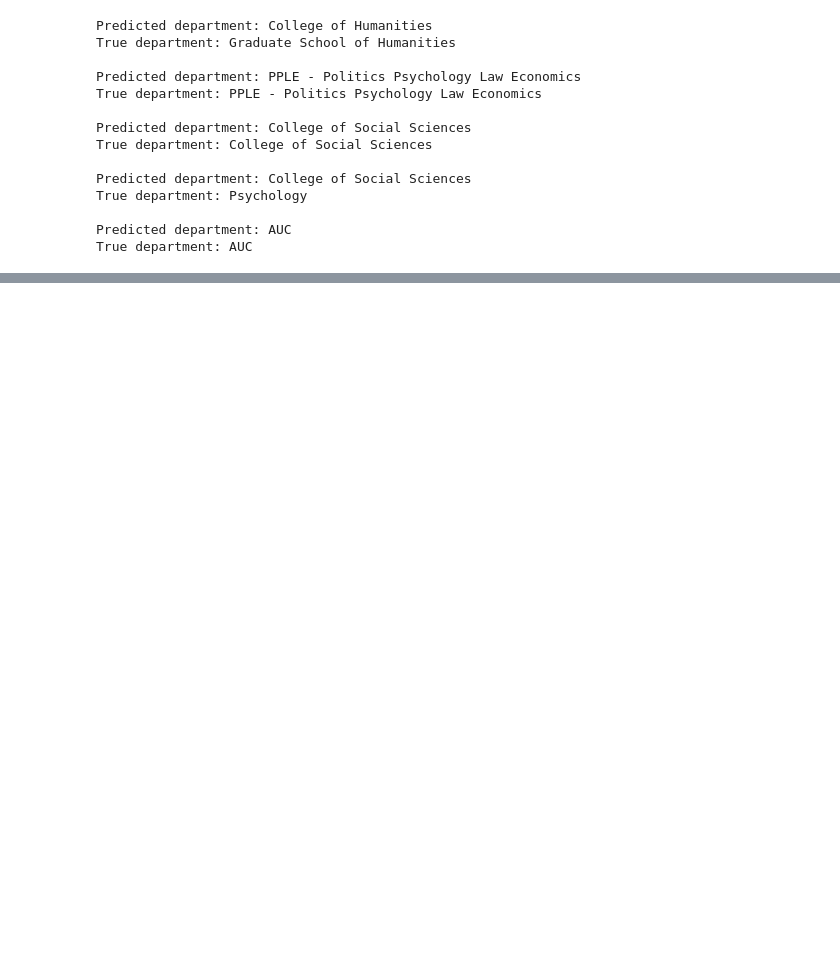
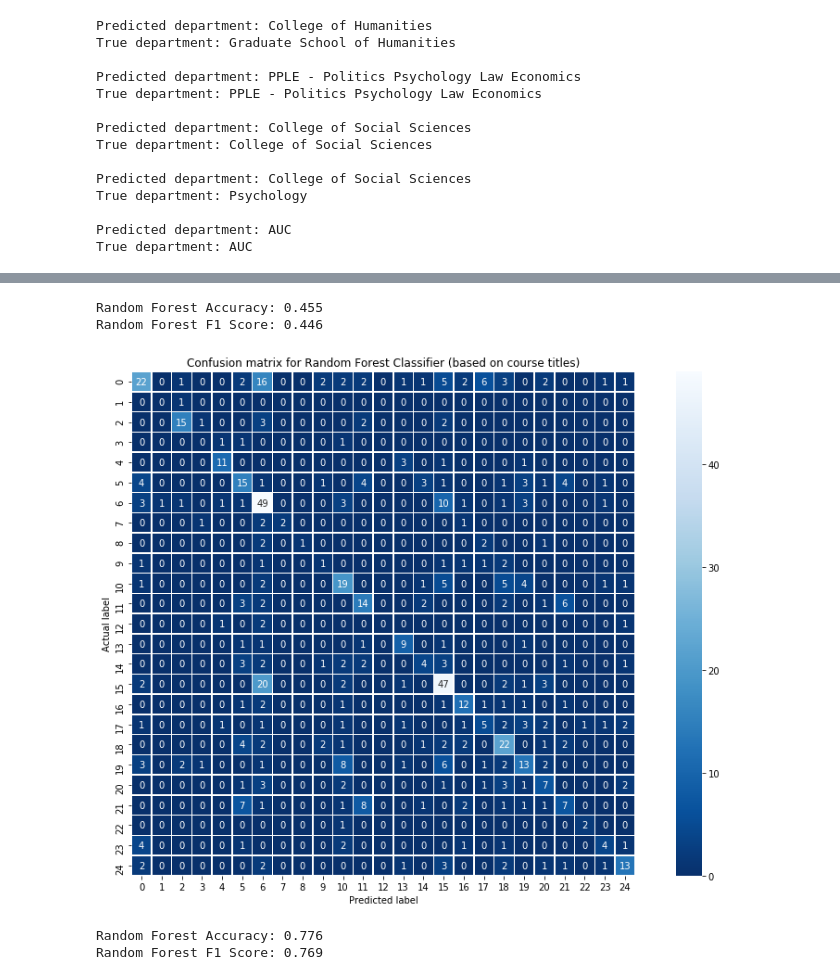
Before and after one commit to Af4rinz/dm-uva-courses, a Jupyter notebook: phase2.ipynb, the cells around one changed output, grey strips where cells are left out. Cells and saved outputs as stored; diff of their text form; code cells hidden in the pictures; blank space fills up the shorter version.

```diff
--- a/phase2.ipynb
+++ b/phase2.ipynb
@@ -938,0 +754,30 @@ print(accuracy)
+# %%
+from sklearn.ensemble import RandomForestClassifier
+
+def randomforest(X_train, y_train, X_test, y_test, n_estimators=50, max_depth=None):
+    clf = RandomForestClassifier(n_estimators=n_estimators, max_depth=max_depth)
+    clf.fit(X_train, y_train)
+    y_pred = clf.predict(X_test)
+    return y_pred, accuracy_score(y_test, y_pred), confusion_matrix(y_test, y_pred), f1_score(y_test, y_pred, average='weighted')
+# %%
+X_train, X_test, y_train, y_test = tfidf_prepare(uva_class['title'], uva_class['label'],max_features=1000)
+# %%
+rf_y_pred, rf_accuracy, rf_cmat, rf_f1 = randomforest(X_train, y_train, X_test, y_test)
+print('Random Forest Accuracy: %.3f' % rf_accuracy)
+print('Random Forest F1 Score: %.3f' % rf_f1)
+class_results = class_results.append({'Method': 'Random Forest (titles)',
+    'Accuracy': rf_accuracy, 'F1 Score': rf_f1,
+    'Comment': ''},
+    ignore_index=True)
+# %% [output]
+Random Forest Accuracy: 0.455
+Random Forest F1 Score: 0.446
+# %%
+plt.figure(figsize=(16, 10))
+sns.heatmap(rf_cmat, annot=True, fmt='.0f', linewidths=.5, square=True, cmap='Blues_r')
+plt.ylabel('Actual label')
+plt.xlabel('Predicted label')
+plt.title('Confusion matrix for Random Forest Classifier (based on course titles)')
+plt.show()
+# %% [output]
+[figure, added]
@@ -938,0 +786,11 @@ print(accuracy)
+# %%
+rf_y_pred, rf_accuracy, rf_cmat, rf_f1 = randomforest(X_train, y_train, X_test, y_test)
+print('Random Forest Accuracy: %.3f' % rf_accuracy)
+print('Random Forest F1 Score: %.3f' % rf_f1)
+class_results = class_results.append({'Method': 'Random Forest (texts)',
+    'Accuracy': rf_accuracy, 'F1 Score': rf_f1,
+    'Comment': ''},
+    ignore_index=True)
+# %% [output]
+Random Forest Accuracy: 0.776
+Random Forest F1 Score: 0.769
```
Also changed, not shown: parts of 40 cells of this notebook, 1 other file.
